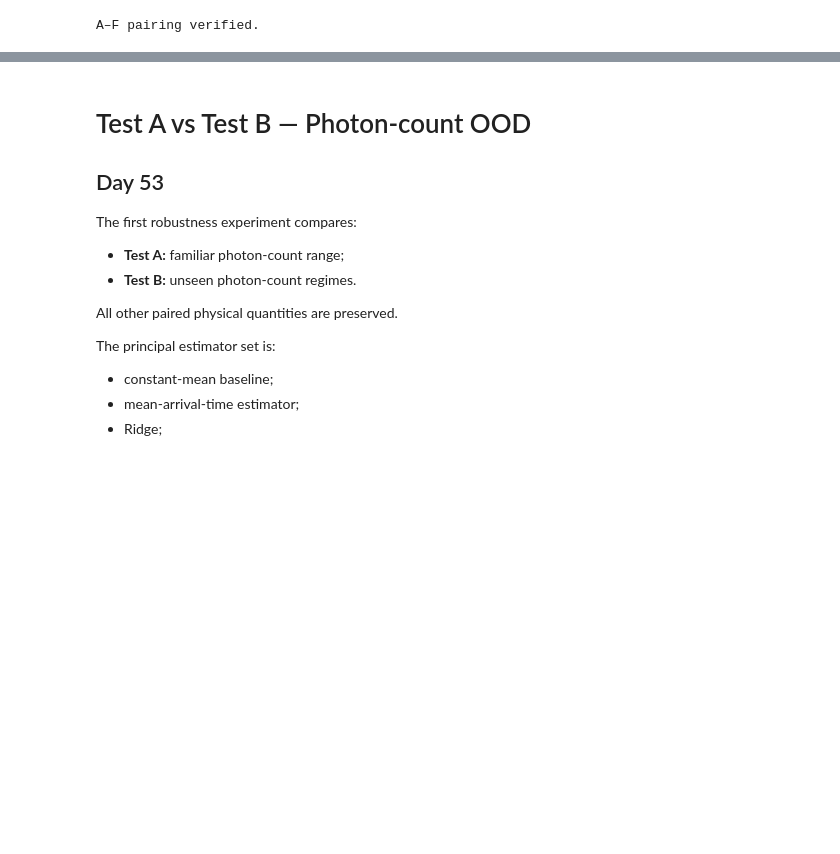
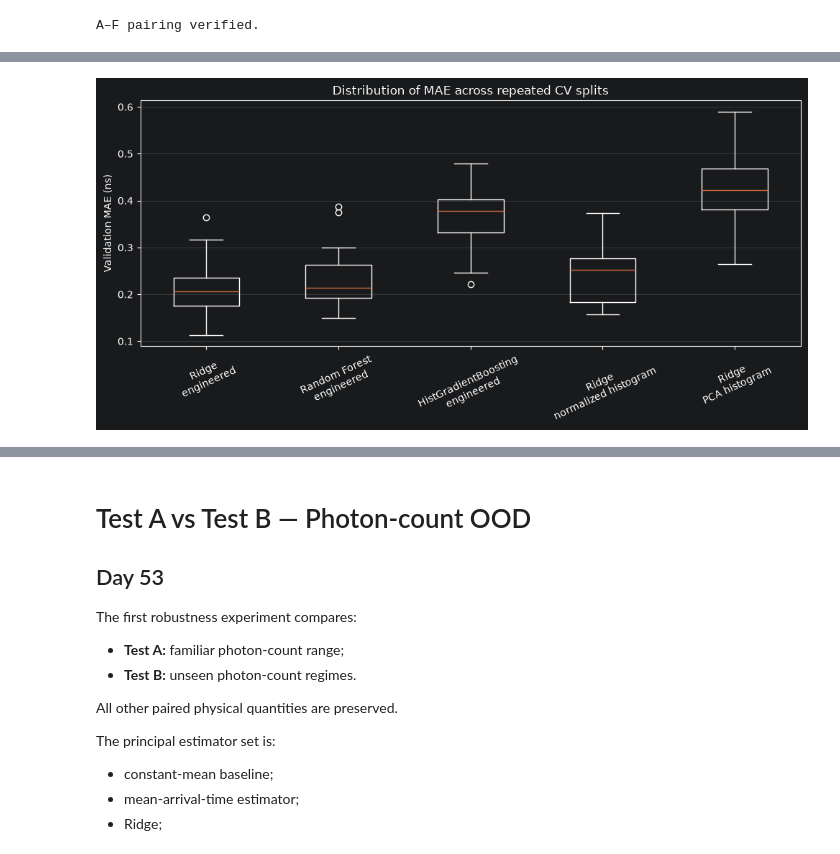
Before and after one commit to moryev/tcspc-lifetime-toolkit, a Jupyter notebook: notebooks/13_generalization_and_robustness.ipynb, the cells around one changed output, grey strips where cells are left out. Drawn from its saved outputs; the diff is of its cells as text; code cells hidden in the pictures; blank space fills up the shorter version.

```diff
--- a/notebooks/13_generalization_and_robustness.ipynb
+++ b/notebooks/13_generalization_and_robustness.ipynb
@@ -337,0 +737,79 @@ A–F pairing verified.
+# %%
+cv_fold_results_plot = (
+    cv_fold_results.copy()
+)
+
+cv_fold_results_plot[
+    "display_model"
+] = cv_fold_results_plot[
+    "model"
+].map(
+    {
+        "ridge_engineered": (
+            "Ridge\nengineered"
+        ),
+        "random_forest_engineered": (
+            "Random Forest\nengineered"
+        ),
+        "hist_gradient_boosting_engineered": (
+            "HistGradientBoosting\nengineered"
+        ),
+        "ridge_normalized_histogram": (
+            "Ridge\nnormalized histogram"
+        ),
+        "ridge_pca_histogram": (
+            "Ridge\nPCA histogram"
+        ),
+    }
+)
+
+model_order = [
+    "Ridge\nengineered",
+    "Random Forest\nengineered",
+    "HistGradientBoosting\nengineered",
+    "Ridge\nnormalized histogram",
+    "Ridge\nPCA histogram",
+]
+
+mae_by_model = [
+    cv_fold_results_plot.loc[
+        cv_fold_results_plot[
+            "display_model"
+        ] == model_name,
+        "mae_ns",
+    ].to_numpy()
+    for model_name in model_order
+]
+
+fig, ax = plt.subplots(
+    figsize=(10, 5)
+)
+
+ax.boxplot(
+    mae_by_model,
+    tick_labels=model_order,
+)
+
+ax.set_ylabel(
+    "Validation MAE (ns)"
+)
+
+ax.set_title(
+    "Distribution of MAE across repeated CV splits"
+)
+
+ax.tick_params(
+    axis="x",
+    rotation=25,
+)
+
+ax.grid(
+    axis="y",
+    alpha=0.3,
+)
+
+fig.tight_layout()
+
+plt.show()
+# %% [output]
+[figure, added]
```
Also changed, not shown: parts of 37 cells of this notebook.
